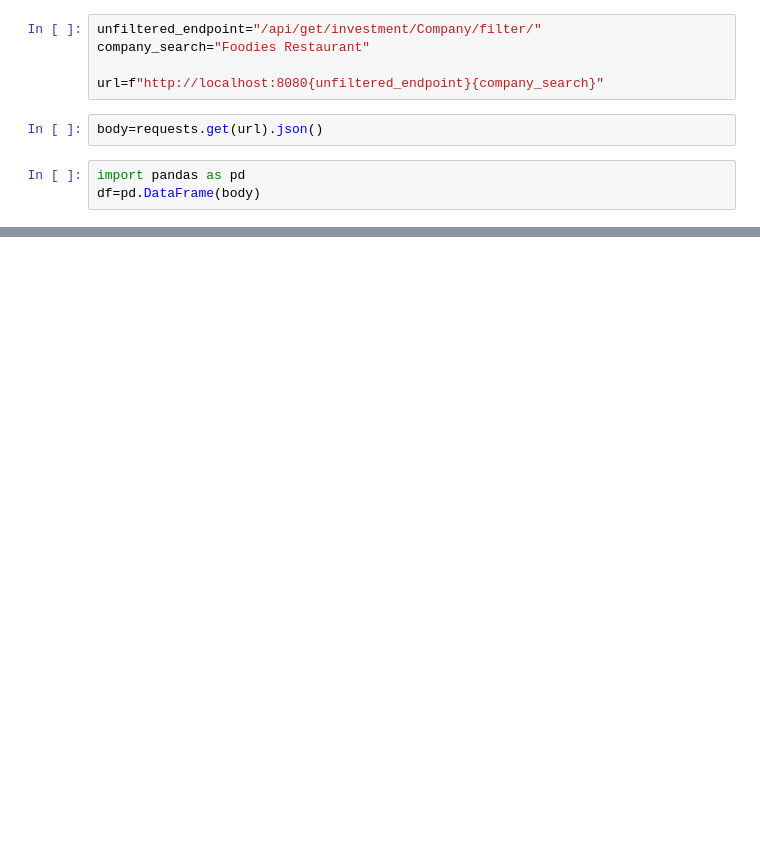
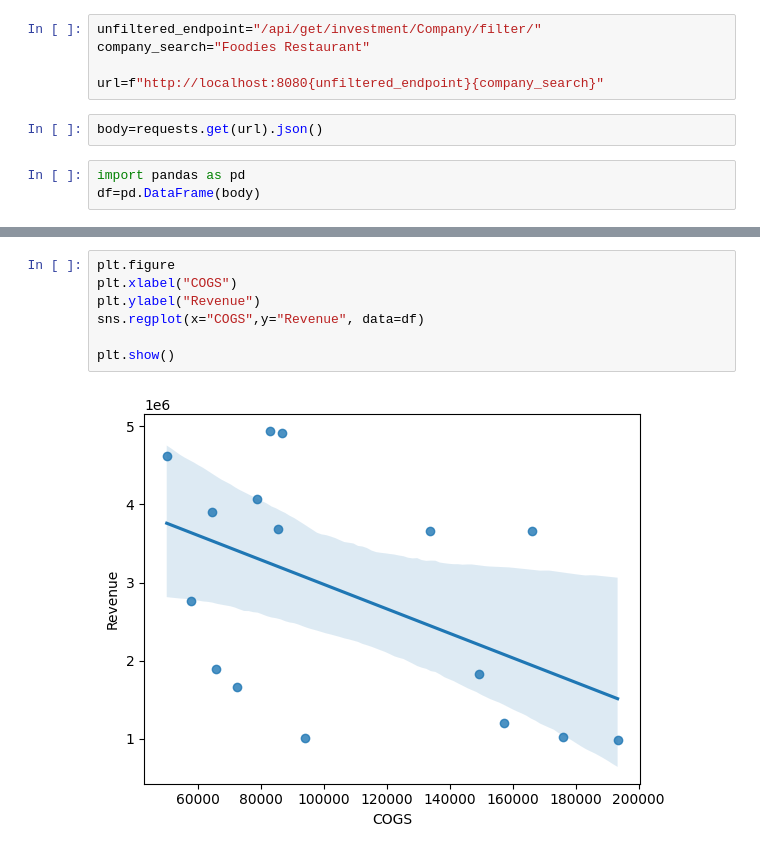
Before and after one commit to kevinMatthewT/Capstone-Project, a Jupyter notebook: prediction/company_prediction.ipynb, the cells around one changed output, grey strips where cells are left out. Drawn from its saved outputs; the diff is of its cells as text; blank space fills up the shorter version.

```diff
--- a/prediction/company_prediction.ipynb
+++ b/prediction/company_prediction.ipynb
@@ -79,0 +100,9 @@ import matplotlib.pyplot as plt
+# %%
+plt.figure
+plt.xlabel("COGS")
+plt.ylabel("Revenue")
+sns.regplot(x="COGS",y="Revenue", data=df)
+
+plt.show()
+# %% [output]
+[figure, added]
```
Also changed, not shown: parts of 11 cells of this notebook.
